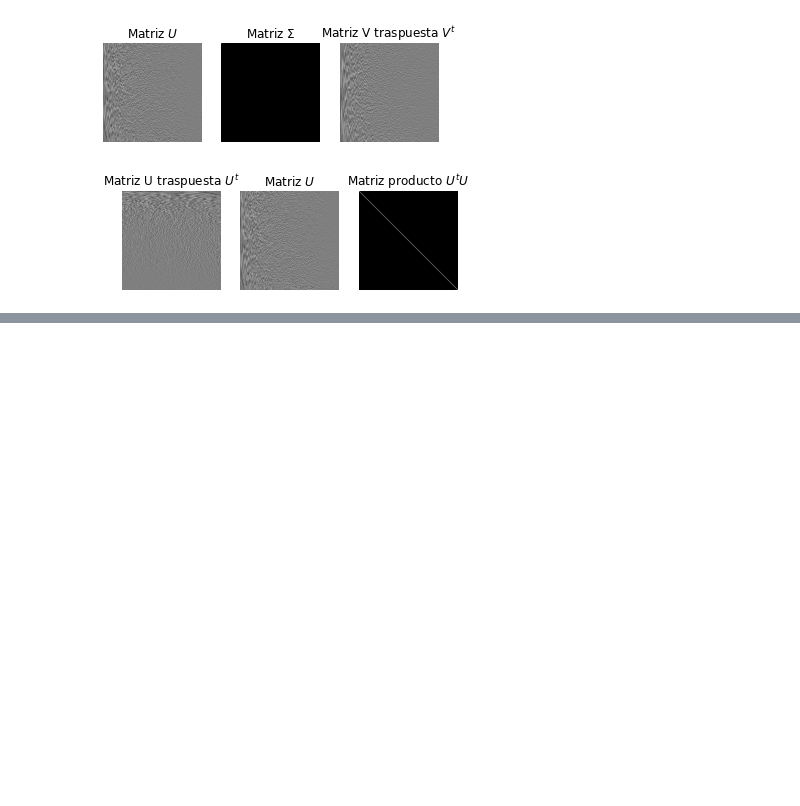
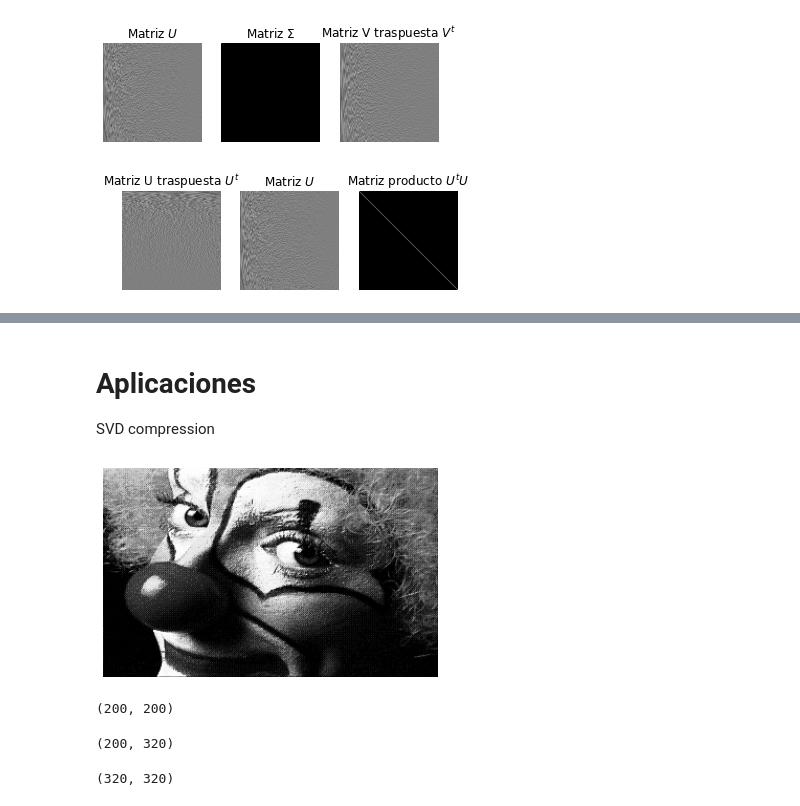
Before and after one commit to rollervan/FunMat, a Jupyter notebook: Codes/Clase IV.ipynb, the cells around one changed output, grey strips where cells are left out. Saved outputs shown, nothing was run; the diff lists cells and outputs as text; code cells hidden in the pictures; blank space fills up the shorter version.

```diff
--- a/Codes/Clase IV.ipynb
+++ b/Codes/Clase IV.ipynb
@@ -270,0 +519,34 @@ $\displaystyle \left[\begin{matrix}1.0 $\epsilon$ + 2.0 & 3.0\\3.0 & 1.0 $\epsil
+# %% [markdown]
+# Aplicaciones
+SVD compression
+# %%
+X = Image.open('Images/clown_gray.png')
+
+X = np.asarray(X)
+plt.imshow(X, cmap='gray')
+plt.axis('off')
+plt.show()
+
+# realizo SVD
+m, n = X.shape
+U, S, V = np.linalg.svd(X)
+
+Smat = np.zeros((m,n))
+Smat[:len(S),:len(S)] = np.diag(S)
+
+mu, nu = U.shape
+mv, nv = V.shape
+# %% [output]
+[figure, added]
+# %%
+U.shape
+# %% [output]
+(200, 200)
+# %%
+Smat.shape
+# %% [output]
+(200, 320)
+# %%
+V.shape
+# %% [output]
+(320, 320)
```
Also changed, not shown: parts of 45 cells of this notebook.
